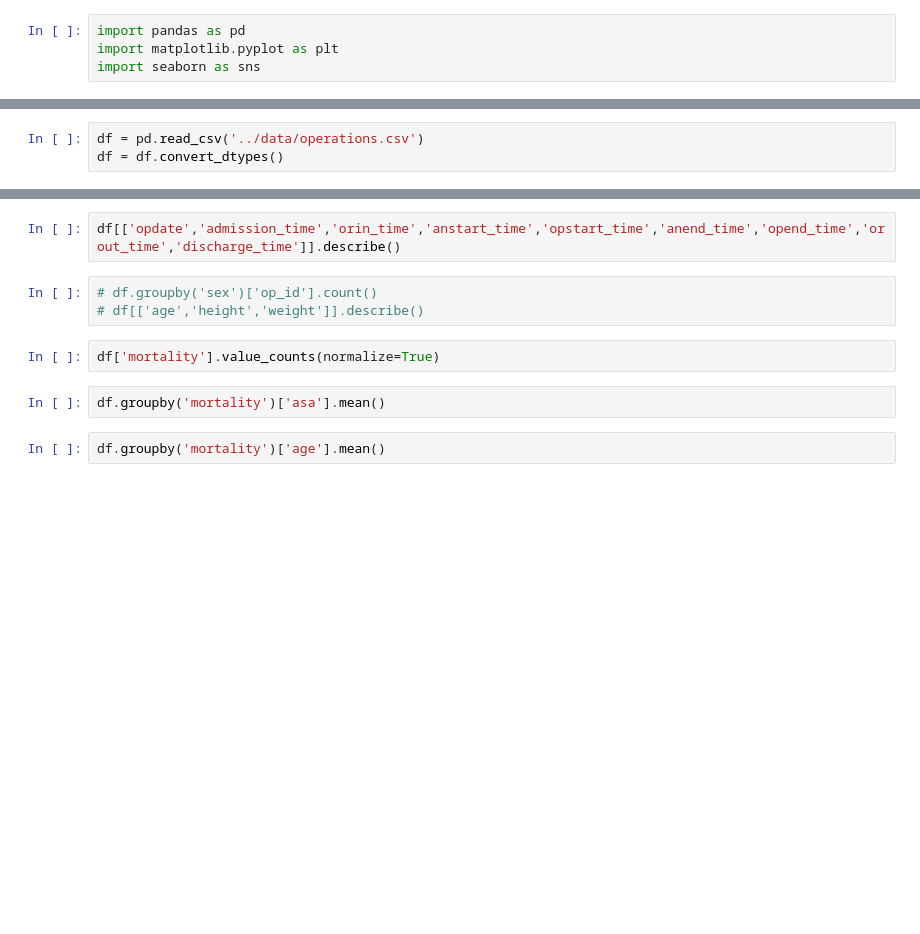
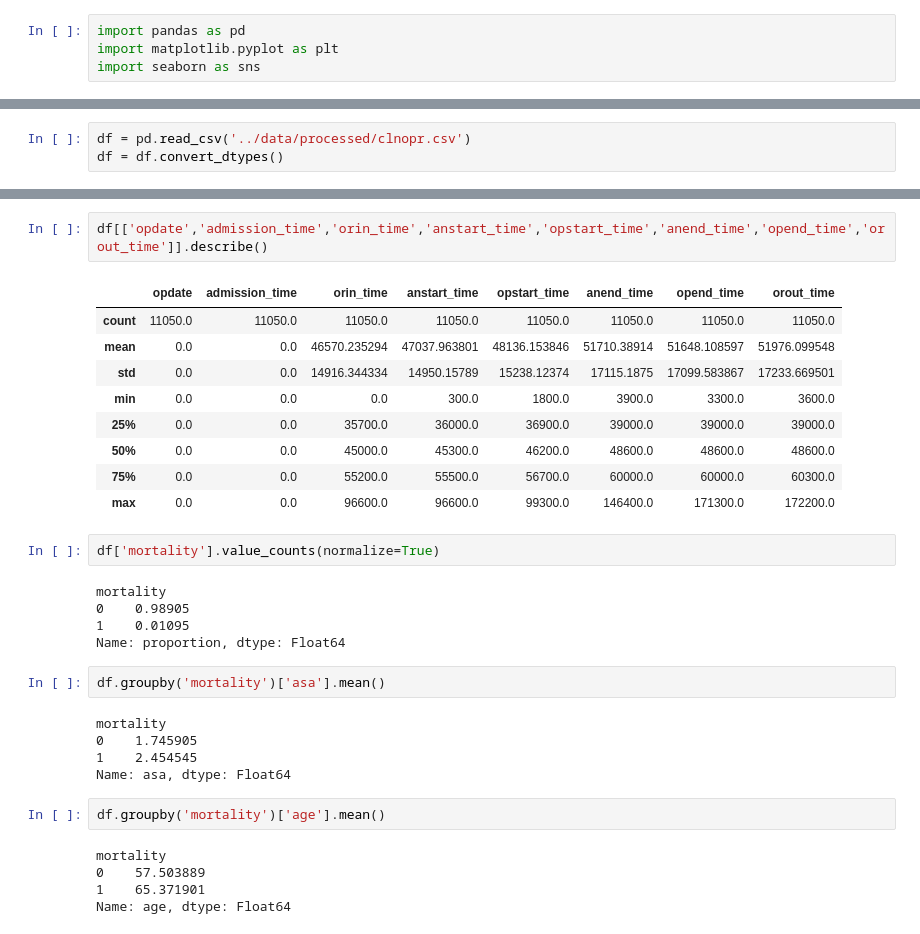
Before and after one commit to mdsafeeuddin/inspire, a Jupyter notebook: ntbks/2_eda.ipynb, the cells around one changed output, grey strips where cells are left out. Drawn from its saved outputs; the diff is of its cells as text; blank space fills up the shorter version.

```diff
--- a/ntbks/2_eda.ipynb
+++ b/ntbks/2_eda.ipynb
@@ -9,5 +5,5 @@ schema
 # %%
-df = pd.read_csv('../data/operations.csv')
+df = pd.read_csv('../data/processed/clnopr.csv')
 df = df.convert_dtypes()
 # %%
 print(df.shape)
@@ -20,13 +54,35 @@ print((df.isnull().mean().mul(100).round(2)).sort_values(ascending=False))
 # %%
-df[['opdate','admission_time','orin_time','anstart_time','opstart_time','anend_time','opend_time','orout_time','discharge_time']].describe()
+df[['opdate','admission_time','orin_time','anstart_time','opstart_time','anend_time','opend_time','orout_time']].describe()
+# %% [output]
+|  | opdate | admission_time | orin_time | anstart_time | opstart_time | anend_time | opend_time | orout_time |
+| count | 11050.0 | 11050.0 | 11050.0 | 11050.0 | 11050.0 | 11050.0 | 11050.0 | 11050.0 |
+| mean | 0.0 | 0.0 | 46570.235294 | 47037.963801 | 48136.153846 | 51710.38914 | 51648.108597 | 51976.099548 |
+| std | 0.0 | 0.0 | 14916.344334 | 14950.15789 | 15238.12374 | 17115.1875 | 17099.583867 | 17233.669501 |
+| min | 0.0 | 0.0 | 0.0 | 300.0 | 1800.0 | 3900.0 | 3300.0 | 3600.0 |
+| 25% | 0.0 | 0.0 | 35700.0 | 36000.0 | 36900.0 | 39000.0 | 39000.0 | 39000.0 |
+| 50% | 0.0 | 0.0 | 45000.0 | 45300.0 | 46200.0 | 48600.0 | 48600.0 | 48600.0 |
+| 75% | 0.0 | 0.0 | 55200.0 | 55500.0 | 56700.0 | 60000.0 | 60000.0 | 60300.0 |
+| max | 0.0 | 0.0 | 96600.0 | 96600.0 | 99300.0 | 146400.0 | 171300.0 | 172200.0 |
-# %%
-# df.groupby('sex')['op_id'].count()
-# df[['age','height','weight']].describe()
 # %%
 df['mortality'].value_counts(normalize=True)
+# %% [output]
+mortality
+0    0.98905
+1    0.01095
+Name: proportion, dtype: Float64
 # %%
 df.groupby('mortality')['asa'].mean()
+# %% [output]
+mortality
+0    1.745905
+1    2.454545
+Name: asa, dtype: Float64
 # %%
 df.groupby('mortality')['age'].mean()
+# %% [output]
+mortality
+0    57.503889
+1    65.371901
+Name: age, dtype: Float64
 # %%
 sns.histplot(df['surgery_duration'], bins=50, kde=True)
```
Also changed, not shown: parts of 9 cells of this notebook, 6 other files.
